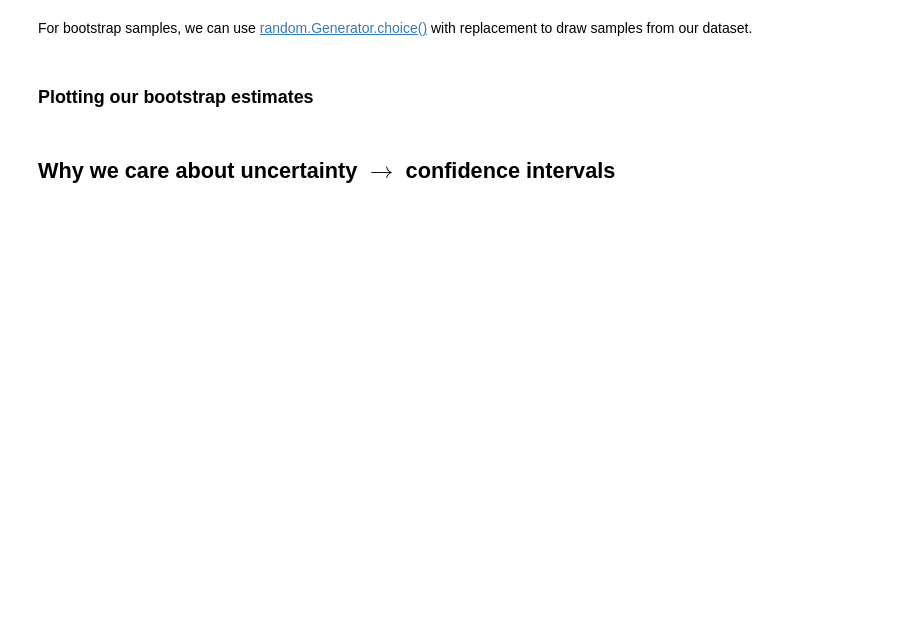
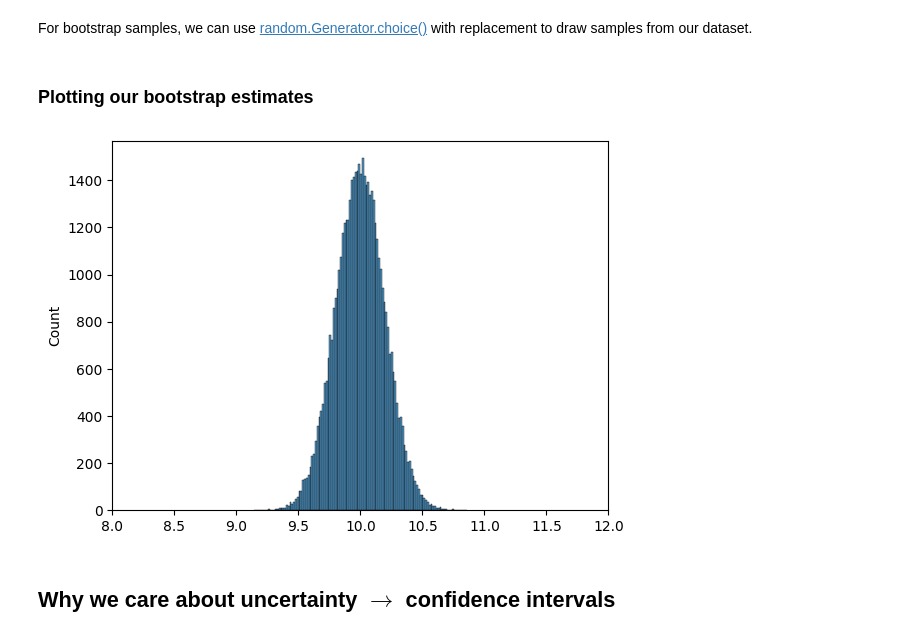
Before and after one commit to comsc341cd/comsc341cd.github.io, a Jupyter notebook: _sources/activities/lec5_live_dry_run.ipynb, the cells around one changed output. Cells and saved outputs as stored; diff of their text form; code cells hidden in the pictures; blank space fills up the shorter version.

```diff
--- a/_sources/activities/lec5_live_dry_run.ipynb
+++ b/_sources/activities/lec5_live_dry_run.ipynb
@@ -102,6 +130,10 @@ def mean_estimator(sample):
     """
     An estimator of the expected value E[ ] of the population.
 
+
+    Args:
+        sample (np.array): a sample from the population
+
     Returns:
         float: the mean of the sample
     """
@@ -109,26 +146,28 @@ def mean_estimator(sample):
 # %%
 bootstrap_means = []
-n_bootstraps = 5000
+n_bootstraps = 50000
 
-# for i in range(n_bootstraps):
-#     # 1. draw a bootstrap sample
-#     bootstrap_sample = rng.choice(goose_weights, size=100, replace=True)
-#     bootstrap_sample
-#     # 2. compute our mean again, with the bootstrap sample
-#     bootstrap_mean = mean_estimator(bootstrap_sample)
+for i in range(n_bootstraps):
+    # 1. draw a bootstrap sample
+    bootstrap_sample = rng.choice(goose_samples, size=100, replace=True)
+    bootstrap_sample
+    # 2. compute our mean again, with the bootstrap sample
+    bootstrap_mean = mean_estimator(bootstrap_sample)
 
-#     # 3. add our bootstrap_mean to the list
-#     bootstrap_means.append(bootstrap_mean)
+    # 3. add our bootstrap_mean to the list
+    bootstrap_means.append(bootstrap_mean)
 # %% [markdown]
 ### Plotting our bootstrap estimates
 # %%
 # plot the vertical line for the estimated mean
-# plt.axvline(goose_mean, color="red")
+#plt.axvline(goose_mean, color="red")
 
-# as our n_bootstraps increase, we're able to see the spread of the estimate
-# sns.histplot(bootstrap_means)
-# fix the xaxis to be between 8 and 12
-# plt.xlim(8, 12);
+#as our n_bootstraps increase, we're able to see the spread of the estimate
+sns.histplot(bootstrap_means)
+#fix the xaxis to be between 8 and 12
+plt.xlim(8, 12);
+# %% [output]
+[figure, added]
 # %% [markdown]
 ## Why we care about uncertainty $\to$ confidence intervals
 # %%
```
Also changed, not shown: parts of 13 cells of this notebook, 11 other files.
